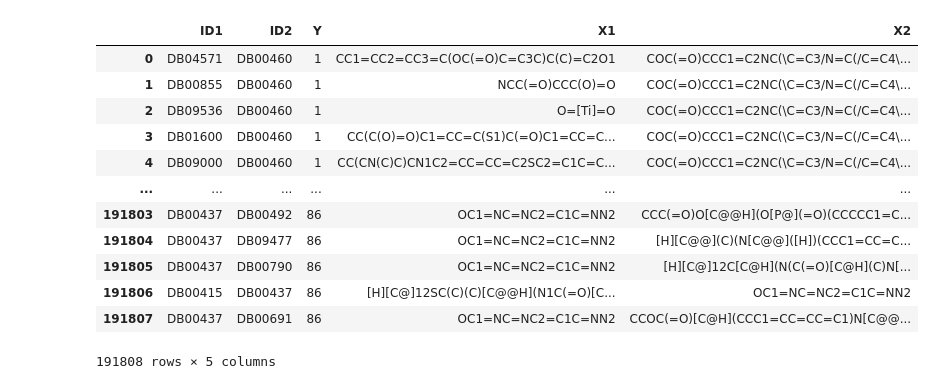
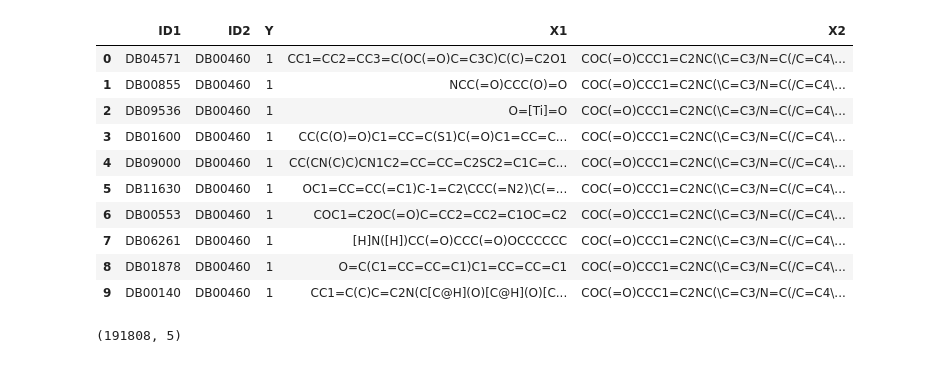
Before and after one commit to drewcark/DS5500-drug-discovery, a Jupyter notebook: DDI.ipynb, the cells around one changed output. Drawn from its saved outputs; the diff is of its cells as text; code cells hidden in the pictures.

```diff
--- a/DDI.ipynb
+++ b/DDI.ipynb
@@ -29,41 +35,43 @@ from tensorflow.keras.utils import to_categorical
 # %%
 #initial loading
 
 ddi_fp = "drugbank\drugbank.tab"
 ddi = pd.read_csv(ddi_fp, sep='\t')
 
 kaggle_fp = "SMILES-Kaggle\chembl_22_clean_1576904_sorted_std_final.smi"
 smiles = pd.read_csv(kaggle_fp, sep='\t')
 
 drug_names_fp = "drugs.txt"
 drug_names = pd.read_csv(drug_names_fp, sep='\t')
 
 ddi["Y"] = ddi["Y"].astype("category")
 ddi["Map"] = ddi["Map"].astype("category")
 
 interaction_counts = pd.DataFrame(ddi['Y'].value_counts().rename_axis('value').reset_index(name='count')).sort_values(by='count', ascending=False)
 interaction_counts['row_num'] = interaction_counts.index + 1
 interaction_counts['log_count'] = np.log(interaction_counts['count'])
 
 interaction_types = ddi[['Y','Map']].drop_duplicates(subset=['Y'])
 
 ddi = ddi.drop("Map",axis=1)
 
-ddi
+ddi.head(10)
 # %% [output]
 |  | ID1 | ID2 | Y | X1 | X2 |
 | 0 | DB04571 | DB00460 | 1 | CC1=CC2=CC3=C(OC(=O)C=C3C)C(C)=C2O1 | COC(=O)CCC1=C2NC(\C=C3/N=C(/C=C4\... |
 | 1 | DB00855 | DB00460 | 1 | NCC(=O)CCC(O)=O | COC(=O)CCC1=C2NC(\C=C3/N=C(/C=C4\... |
 | 2 | DB09536 | DB00460 | 1 | O=[Ti]=O | COC(=O)CCC1=C2NC(\C=C3/N=C(/C=C4\... |
 | 3 | DB01600 | DB00460 | 1 | CC(C(O)=O)C1=CC=C(S1)C(=O)C1=CC=C... | COC(=O)CCC1=C2NC(\C=C3/N=C(/C=C4\... |
 | 4 | DB09000 | DB00460 | 1 | CC(CN(C)C)CN1C2=CC=CC=C2SC2=C1C=C... | COC(=O)CCC1=C2NC(\C=C3/N=C(/C=C4\... |
-| ... | ... | ... | ... | ... | ... |
-| 191803 | DB00437 | DB00492 | 86 | OC1=NC=NC2=C1C=NN2 | CCC(=O)O[C@@H](O[P@](=O)(CCCCC1=C... |
-| 191804 | DB00437 | DB09477 | 86 | OC1=NC=NC2=C1C=NN2 | [H][C@@](C)(N[C@@]([H])(CCC1=CC=C... |
-| 191805 | DB00437 | DB00790 | 86 | OC1=NC=NC2=C1C=NN2 | [H][C@]12C[C@H](N(C(=O)[C@H](C)N[... |
-| 191806 | DB00415 | DB00437 | 86 | [H][C@]12SC(C)(C)[C@@H](N1C(=O)[C... | OC1=NC=NC2=C1C=NN2 |
-| 191807 | DB00437 | DB00691 | 86 | OC1=NC=NC2=C1C=NN2 | CCOC(=O)[C@H](CCC1=CC=CC=C1)N[C@@... |
+| 5 | DB11630 | DB00460 | 1 | OC1=CC=CC(=C1)C-1=C2\CCC(=N2)\C(=... | COC(=O)CCC1=C2NC(\C=C3/N=C(/C=C4\... |
+| 6 | DB00553 | DB00460 | 1 | COC1=C2OC(=O)C=CC2=CC2=C1OC=C2 | COC(=O)CCC1=C2NC(\C=C3/N=C(/C=C4\... |
+| 7 | DB06261 | DB00460 | 1 | [H]N([H])CC(=O)CCC(=O)OCCCCCC | COC(=O)CCC1=C2NC(\C=C3/N=C(/C=C4\... |
+| 8 | DB01878 | DB00460 | 1 | O=C(C1=CC=CC=C1)C1=CC=CC=C1 | COC(=O)CCC1=C2NC(\C=C3/N=C(/C=C4\... |
+| 9 | DB00140 | DB00460 | 1 | CC1=C(C)C=C2N(C[C@H](O)[C@H](O)[C... | COC(=O)CCC1=C2NC(\C=C3/N=C(/C=C4\... |
-191808 rows × 5 columns
+# %%
+ddi.shape
+# %% [output]
+(191808, 5)
 # %%
 def delist(list_of_lists):
     list_of_strings = []
```
Also changed, not shown: parts of 4 cells of this notebook.
